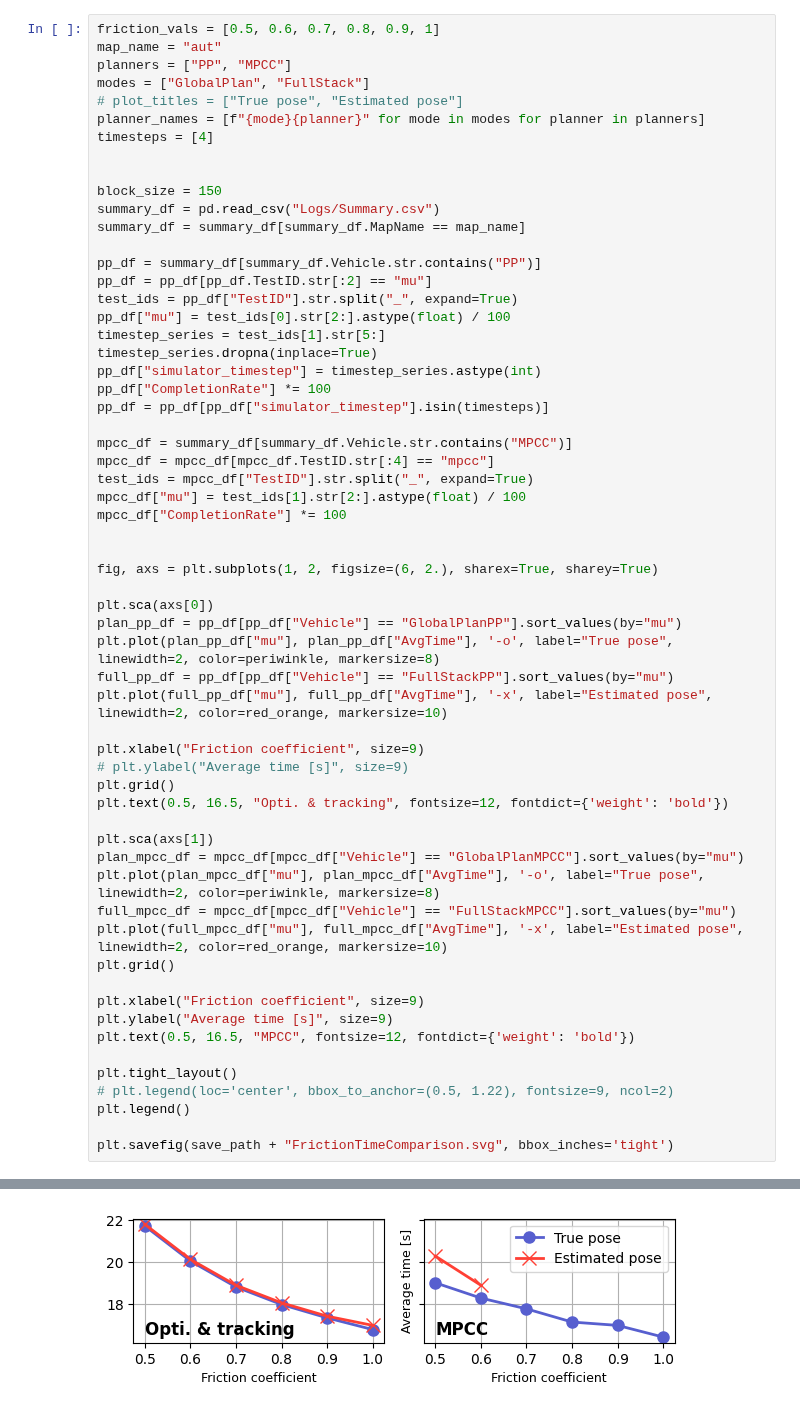
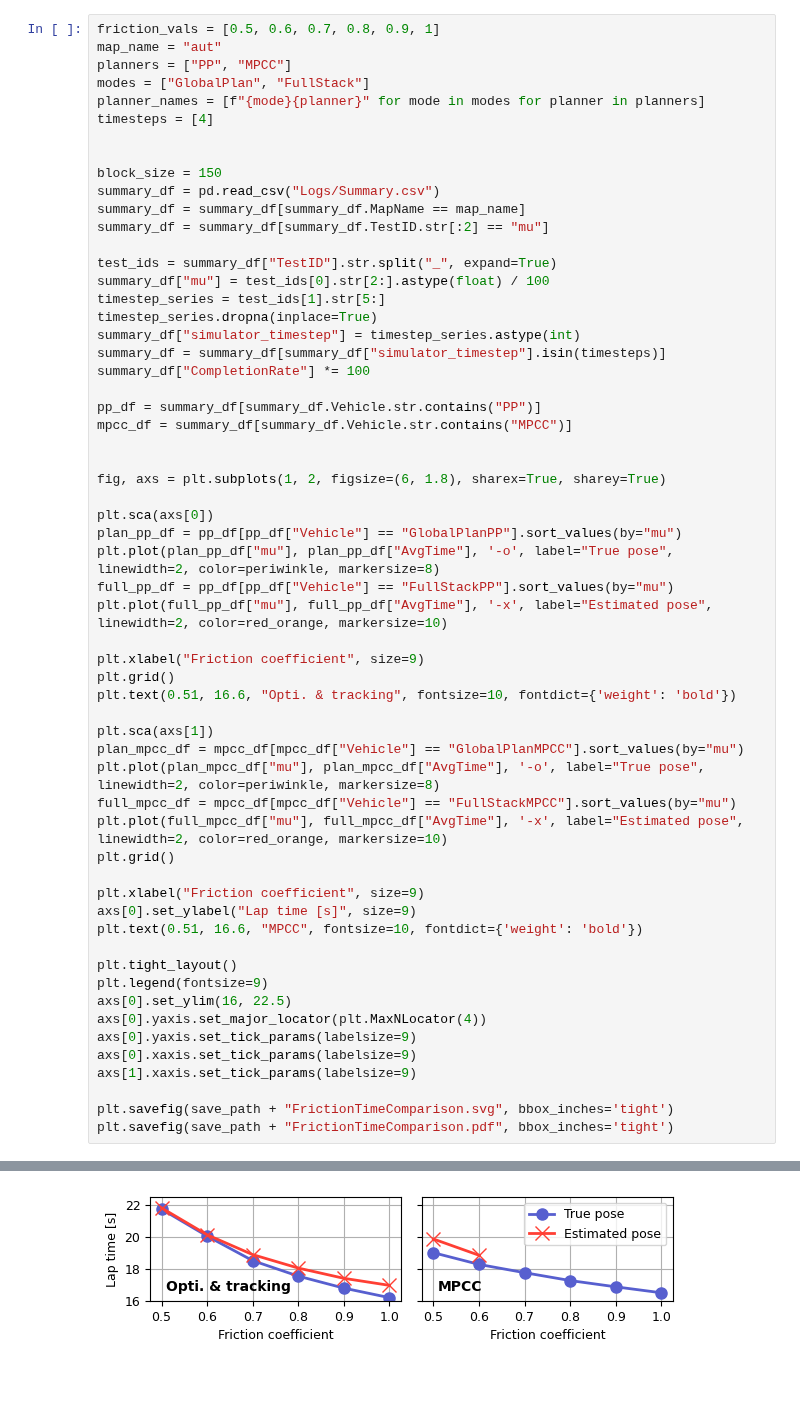
Before and after one commit to BDEvan5/f1tenth_benchmarks, a Jupyter notebook: f1tenth_benchmarks/benchmark_results/friction_result_plots.ipynb, the cells around one changed output, grey strips where cells are left out. Cells and saved outputs as stored; diff of their text form; blank space fills up the shorter version.

Commit message:
Done with friction results

```diff
--- a/f1tenth_benchmarks/benchmark_results/friction_result_plots.ipynb
+++ b/f1tenth_benchmarks/benchmark_results/friction_result_plots.ipynb
@@ -171,7 +150,6 @@ friction_vals = [0.5, 0.6, 0.7, 0.8, 0.9, 1]
 map_name = "aut"
 planners = ["PP", "MPCC"]
 modes = ["GlobalPlan", "FullStack"]
-# plot_titles = ["True pose", "Estimated pose"]
 planner_names = [f"{mode}{planner}" for mode in modes for planner in planners]
 timesteps = [4]
 
@@ -179,25 +157,21 @@ timesteps = [4]
 block_size = 150
 summary_df = pd.read_csv("Logs/Summary.csv")
 summary_df = summary_df[summary_df.MapName == map_name]
+summary_df = summary_df[summary_df.TestID.str[:2] == "mu"]
+
+test_ids = summary_df["TestID"].str.split("_", expand=True)
+summary_df["mu"] = test_ids[0].str[2:].astype(float) / 100
+timestep_series = test_ids[1].str[5:]
+timestep_series.dropna(inplace=True)
+summary_df["simulator_timestep"] = timestep_series.astype(int)
+summary_df = summary_df[summary_df["simulator_timestep"].isin(timesteps)]
+summary_df["CompletionRate"] *= 100
 
 pp_df = summary_df[summary_df.Vehicle.str.contains("PP")]
-pp_df = pp_df[pp_df.TestID.str[:2] == "mu"]
-test_ids = pp_df["TestID"].str.split("_", expand=True)
-pp_df["mu"] = test_ids[0].str[2:].astype(float) / 100
-timestep_series = test_ids[1].str[5:]
-timestep_series.dropna(inplace=True)
-pp_df["simulator_timestep"] = timestep_series.astype(int)
-pp_df["CompletionRate"] *= 100
-pp_df = pp_df[pp_df["simulator_timestep"].isin(timesteps)]
-
 mpcc_df = summary_df[summary_df.Vehicle.str.contains("MPCC")]
-mpcc_df = mpcc_df[mpcc_df.TestID.str[:4] == "mpcc"]
-test_ids = mpcc_df["TestID"].str.split("_", expand=True)
-mpcc_df["mu"] = test_ids[1].str[2:].astype(float) / 100
-mpcc_df["CompletionRate"] *= 100
 
 
-fig, axs = plt.subplots(1, 2, figsize=(6, 2.), sharex=True, sharey=True)
+fig, axs = plt.subplots(1, 2, figsize=(6, 1.8), sharex=True, sharey=True)
 
 plt.sca(axs[0])
 plan_pp_df = pp_df[pp_df["Vehicle"] == "GlobalPlanPP"].sort_values(by="mu")
@@ -206,9 +180,8 @@ full_pp_df = pp_df[pp_df["Vehicle"] == "FullStackPP"].sort_values(by="mu")
 plt.plot(full_pp_df["mu"], full_pp_df["AvgTime"], '-x', label="Estimated pose", linewidth=2, color=red_orange, markersize=10)
 
 plt.xlabel("Friction coefficient", size=9)
-# plt.ylabel("Average time [s]", size=9)
 plt.grid()
-plt.text(0.5, 16.5, "Opti. & tracking", fontsize=12, fontdict={'weight': 'bold'})
+plt.text(0.51, 16.6, "Opti. & tracking", fontsize=10, fontdict={'weight': 'bold'})
 
 plt.sca(axs[1])
 plan_mpcc_df = mpcc_df[mpcc_df["Vehicle"] == "GlobalPlanMPCC"].sort_values(by="mu")
@@ -218,12 +191,17 @@ plt.plot(full_mpcc_df["mu"], full_mpcc_df["AvgTime"], '-x', label="Estimated pos
 plt.grid()
 
 plt.xlabel("Friction coefficient", size=9)
-plt.ylabel("Average time [s]", size=9)
-plt.text(0.5, 16.5, "MPCC", fontsize=12, fontdict={'weight': 'bold'})
+axs[0].set_ylabel("Lap time [s]", size=9)
+plt.text(0.51, 16.6, "MPCC", fontsize=10, fontdict={'weight': 'bold'})
 
 plt.tight_layout()
-# plt.legend(loc='center', bbox_to_anchor=(0.5, 1.22), fontsize=9, ncol=2)
-plt.legend()
+plt.legend(fontsize=9)
+axs[0].set_ylim(16, 22.5)
+axs[0].yaxis.set_major_locator(plt.MaxNLocator(4))
+axs[0].yaxis.set_tick_params(labelsize=9)
+axs[0].xaxis.set_tick_params(labelsize=9)
+axs[1].xaxis.set_tick_params(labelsize=9)
 
 plt.savefig(save_path + "FrictionTimeComparison.svg", bbox_inches='tight')
+plt.savefig(save_path + "FrictionTimeComparison.pdf", bbox_inches='tight')
 # %% [output]
@@ -231 +208 @@ plt.savefig(save_path + "FrictionTimeComparison.svg", bbox_inches='tight')
-[figure, old version]
+[figure, new version]
```
Also changed, not shown: parts of 6 cells of this notebook, 8 other files.
